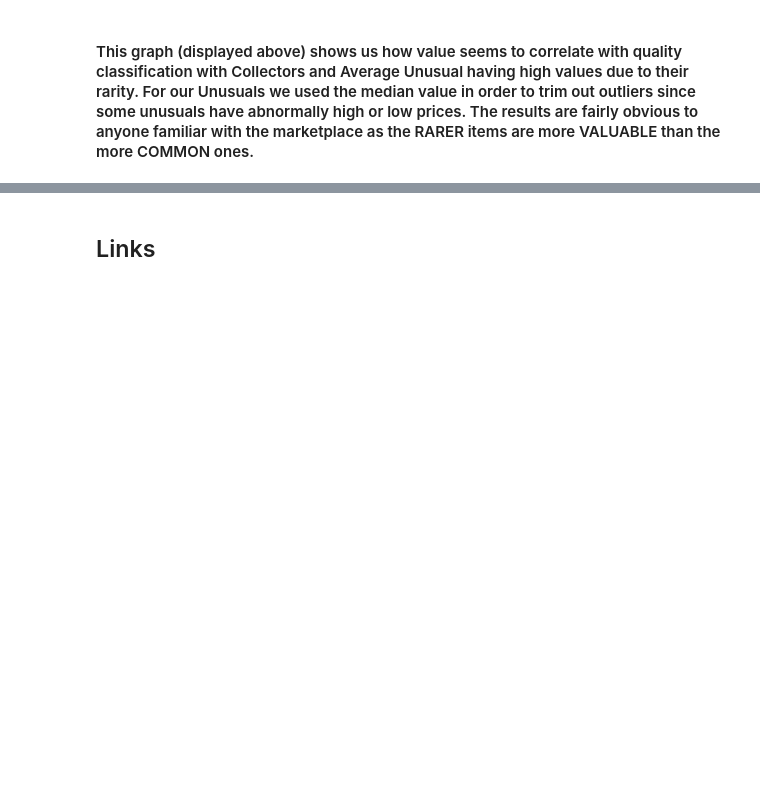
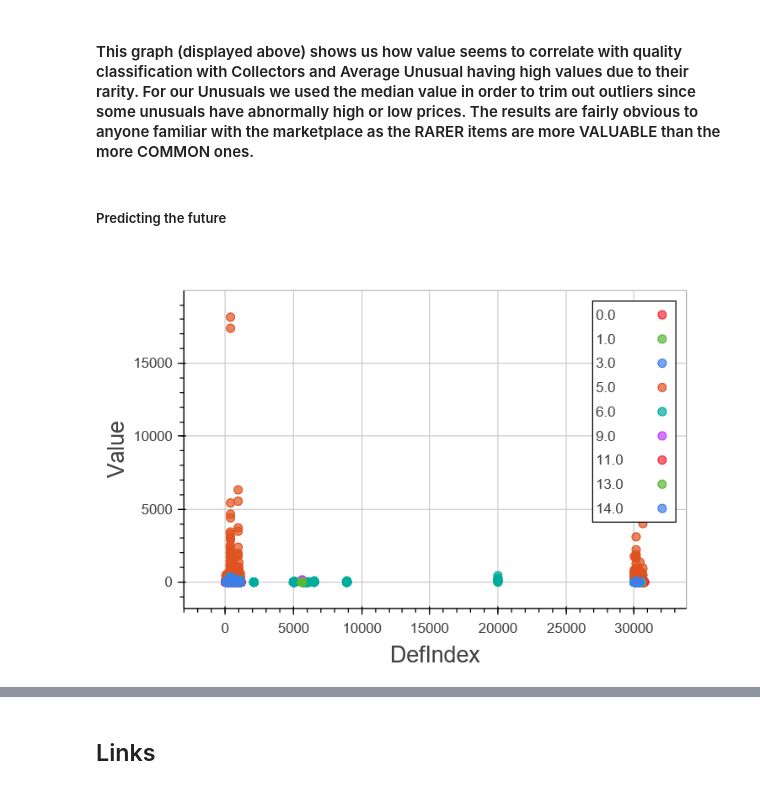
Before and after one commit to NithinPerumal/SteamMarketAnalysis, a Jupyter notebook: IPython Notebook/FinalReport.ipynb, the cells around one changed output, grey strips where cells are left out. Drawn from its saved outputs; the diff is of its cells as text; code cells hidden in the pictures; blank space fills up the shorter version.

Commit message:
Added tree analysis to report

```diff
--- a/IPython Notebook/FinalReport.ipynb
+++ b/IPython Notebook/FinalReport.ipynb
@@ -388,3 +388,9 @@ Image('Images/StainlessPotQualityValueComparison.png')
 [figure]
 # %% [markdown]
 #### This graph (displayed above) shows us how value seems to correlate with quality classification with Collectors and Average Unusual having high values due to their rarity.  For our Unusuals we used the median value in order to trim out outliers since some unusuals have abnormally high or low prices.  The results are fairly obvious to anyone familiar with the marketplace as the RARER items are more VALUABLE than the more COMMON ones.
+# %% [markdown]
+##### Predicting the future
+# %%
+Image('Images/PredictQuality_Trees.png')
+# %% [output]
+[figure, added]
```
Also changed, not shown: parts of 6 cells of this notebook.
